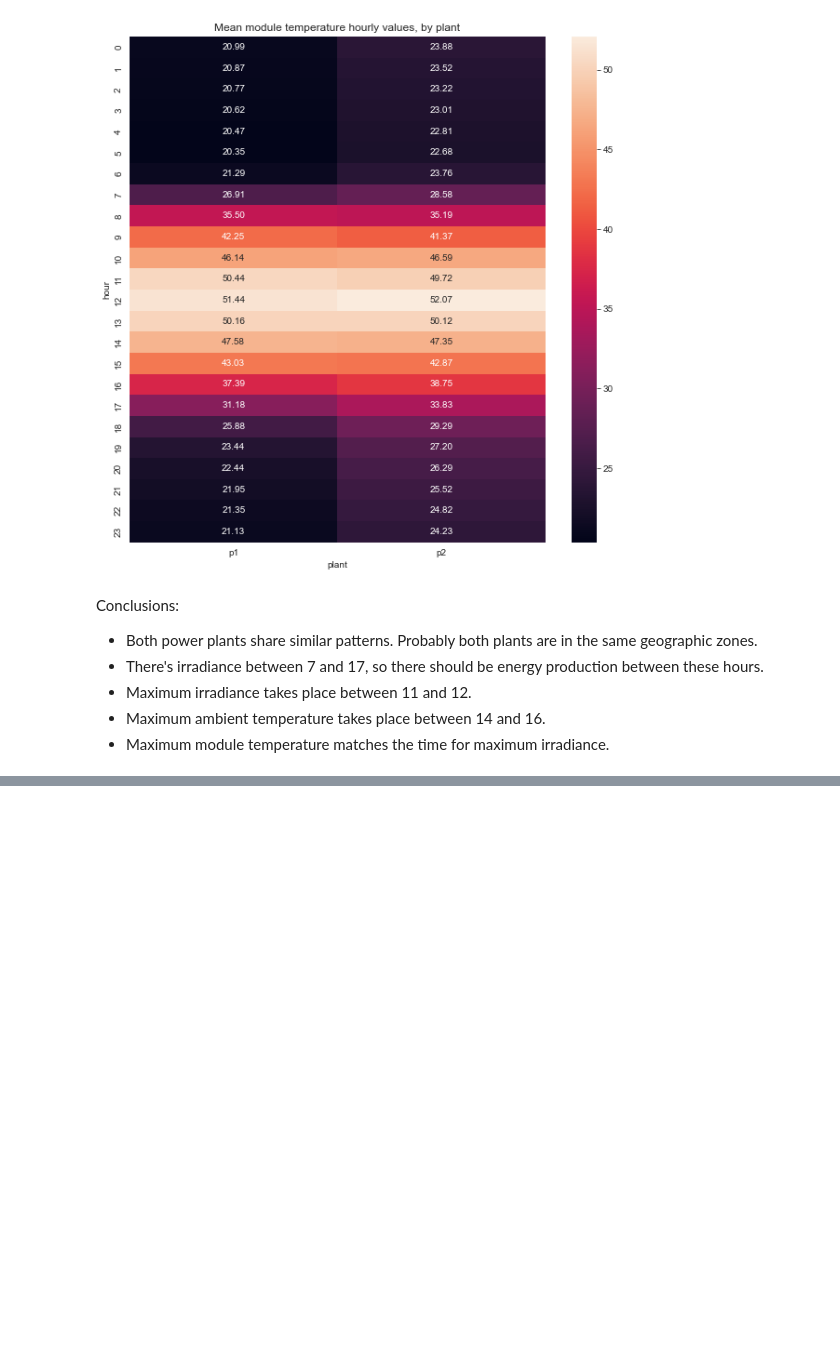
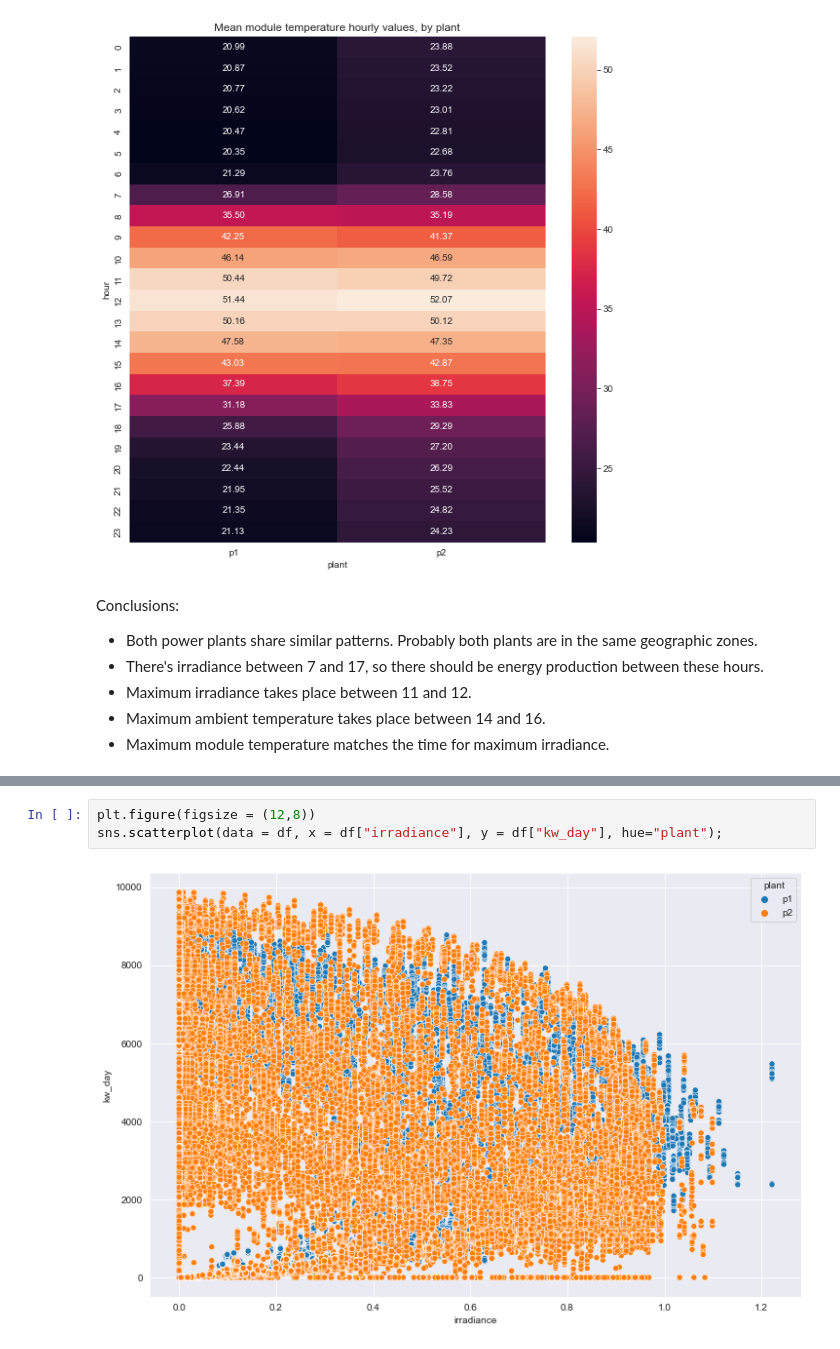
Before and after one commit to luis-cj/data-science-solar-power-plant, a Jupyter notebook: solar_power_plant_part_3.ipynb, the cells around one changed output, grey strips where cells are left out. Drawn from its saved outputs; the diff is of its cells as text; blank space fills up the shorter version.

```diff
--- a/solar_power_plant_part_3.ipynb
+++ b/solar_power_plant_part_3.ipynb
@@ -234,0 +255,5 @@ Conclusions:
+# %%
+plt.figure(figsize = (12,8))
+sns.scatterplot(data = df, x = df["irradiance"], y = df["kw_day"], hue="plant");
+# %% [output]
+[figure, added]
```
Also changed, not shown: parts of 6 cells of this notebook.
